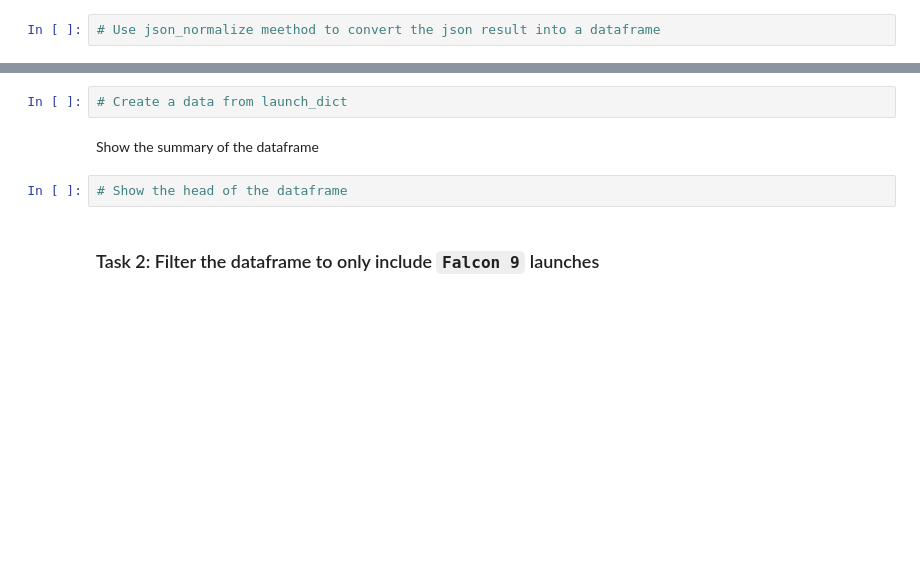
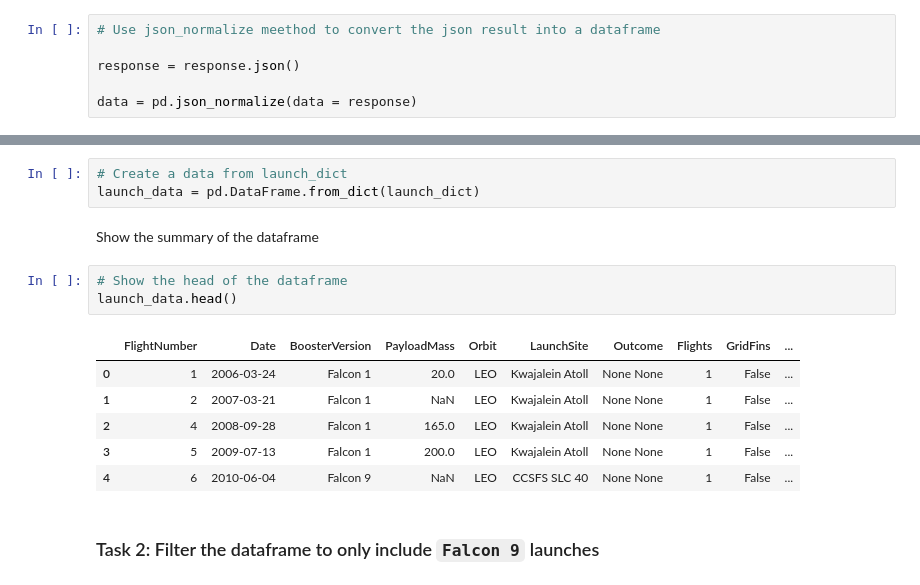
Before and after one commit to victordanok/data-science-capstone, a Jupyter notebook: API collection.ipynb, the cells around one changed output, grey strips where cells are left out. Saved outputs shown, nothing was run; the diff lists cells and outputs as text; blank space fills up the shorter version.

```diff
--- a/API collection.ipynb
+++ b/API collection.ipynb
@@ -121,6 +125,10 @@ response.status_code
 Now we decode the response content as a Json using <code>.json()</code> and turn it into a Pandas dataframe using <code>.json_normalize()</code>
 # %%
 # Use json_normalize meethod to convert the json result into a dataframe
+
+response = response.json()
+
+data = pd.json_normalize(data = response)
 # %% [markdown]
 Using the dataframe <code>data</code> print the first 5 rows
 # %%
@@ -221,10 +241,19 @@ launch_dict = {'FlightNumber': list(data['flight_number']),
 Then, we need to create a Pandas data frame from the dictionary launch_dict.
 # %%
 # Create a data from launch_dict
+launch_data = pd.DataFrame.from_dict(launch_dict)
 # %% [markdown]
 Show the summary of the dataframe
 # %%
 # Show the head of the dataframe
+launch_data.head()
+# %% [output]
+|  | FlightNumber | Date | BoosterVersion | PayloadMass | Orbit | LaunchSite | Outcome | Flights | GridFins | ... |
+| 0 | 1 | 2006-03-24 | Falcon 1 | 20.0 | LEO | Kwajalein Atoll | None None | 1 | False | ... |
+| 1 | 2 | 2007-03-21 | Falcon 1 | NaN | LEO | Kwajalein Atoll | None None | 1 | False | ... |
+| 2 | 4 | 2008-09-28 | Falcon 1 | 165.0 | LEO | Kwajalein Atoll | None None | 1 | False | ... |
+| 3 | 5 | 2009-07-13 | Falcon 1 | 200.0 | LEO | Kwajalein Atoll | None None | 1 | False | ... |
+| 4 | 6 | 2010-06-04 | Falcon 9 | NaN | LEO | CCSFS SLC 40 | None None | 1 | False | ... |
 # %% [markdown]
 ### Task 2: Filter the dataframe to only include `Falcon 9` launches
 # %% [markdown]
```
Also changed, not shown: parts of 10 cells of this notebook.
